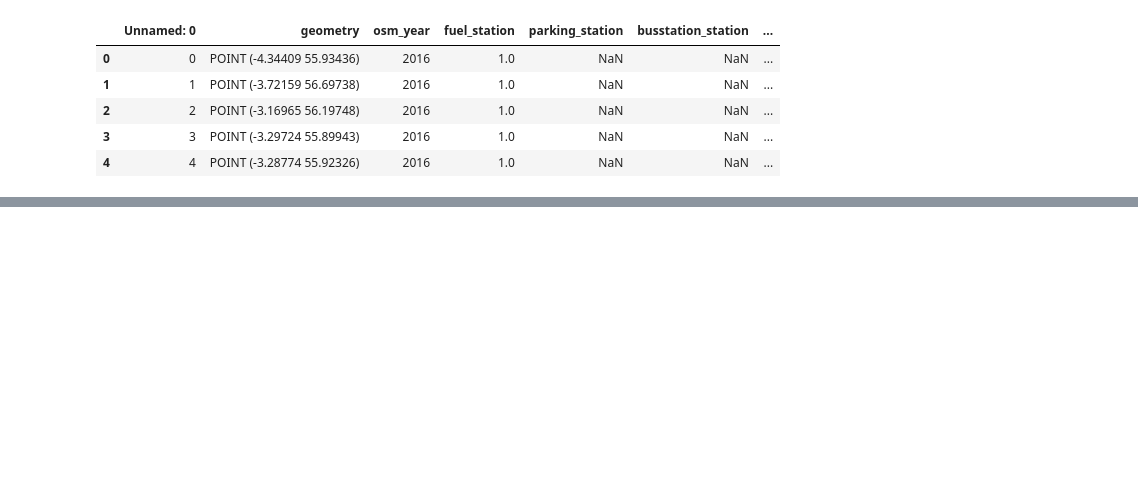
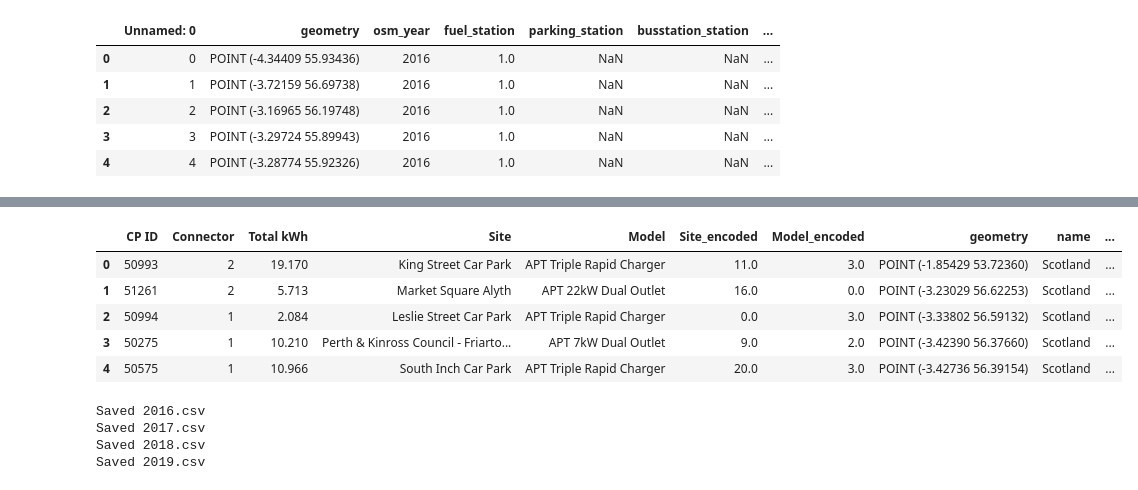
Before and after one commit to JuanRFernandez/Framework-EV-Charging-Medium-Term-Forecasting, a Jupyter notebook: notebooks/0.4-juan-geometry_distances.ipynb, the cells around one changed output, grey strips where cells are left out. Cells and saved outputs as stored; diff of their text form; code cells hidden in the pictures; blank space fills up the shorter version.

```diff
--- a/notebooks/0.4-juan-geometry_distances.ipynb
+++ b/notebooks/0.4-juan-geometry_distances.ipynb
@@ -322,0 +316,25 @@ InvalidIndexError: Reindexing only valid with uniquely valued Index objects
+# %%
+gdf_2017.head()
+# %% [output]
+|  | CP ID | Connector | Total kWh | Site | Model | Site_encoded | Model_encoded | geometry | name | ... |
+| 0 | 50993 | 2 | 19.170 | King Street Car Park | APT Triple Rapid Charger | 11.0 | 3.0 | POINT (-1.85429 53.72360) | Scotland | ... |
+| 1 | 51261 | 2 | 5.713 | Market Square Alyth | APT 22kW Dual Outlet | 16.0 | 0.0 | POINT (-3.23029 56.62253) | Scotland | ... |
+| 2 | 50994 | 1 | 2.084 | Leslie Street Car Park | APT Triple Rapid Charger | 0.0 | 3.0 | POINT (-3.33802 56.59132) | Scotland | ... |
+| 3 | 50275 | 1 | 10.210 | Perth & Kinross Council - Friarto... | APT 7kW Dual Outlet | 9.0 | 2.0 | POINT (-3.42390 56.37660) | Scotland | ... |
+| 4 | 50575 | 1 | 10.966 | South Inch Car Park | APT Triple Rapid Charger | 20.0 | 3.0 | POINT (-3.42736 56.39154) | Scotland | ... |
+# %%
+def save_gdfs_to_csv(gdfs, directory):
+    for year, gdf in gdfs.items():
+        path = os.path.join(directory, '..', 'data', 'interim', f'osm_distances_{year}_counted.csv')
+        # If you want to keep the geometry information, you might prefer to use gdf.to_file(path, driver='GeoJSON')
+        gdf.to_csv(path)
+        print(f"Saved {year}.csv")
+
+# Usage
+cwd = os.getcwd() # Assuming that the current working directory is defined
+save_gdfs_to_csv(gdfs, cwd)
+# %% [output]
+Saved 2016.csv
+Saved 2017.csv
+Saved 2018.csv
+Saved 2019.csv
```
Also changed, not shown: parts of 32 cells of this notebook, 5 other files.
